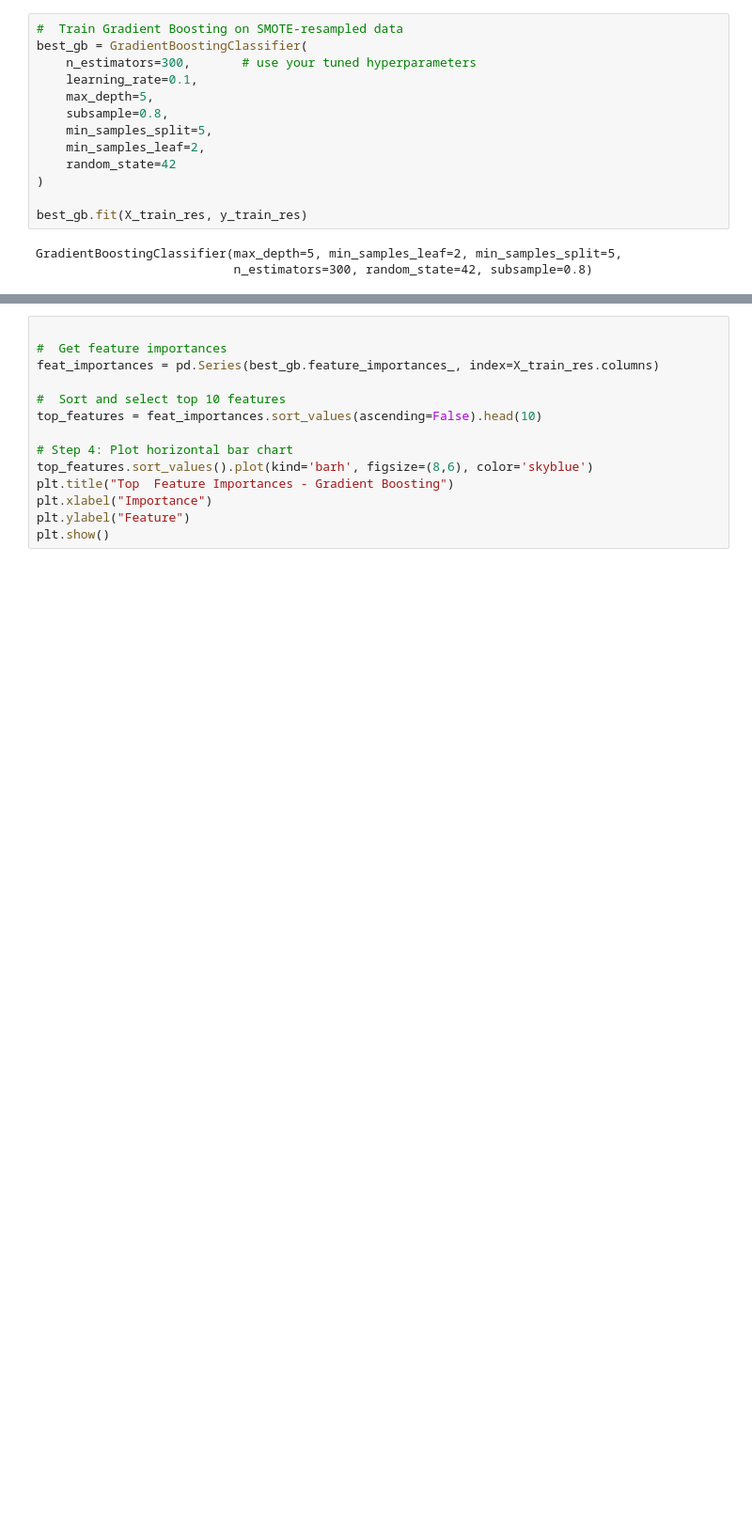
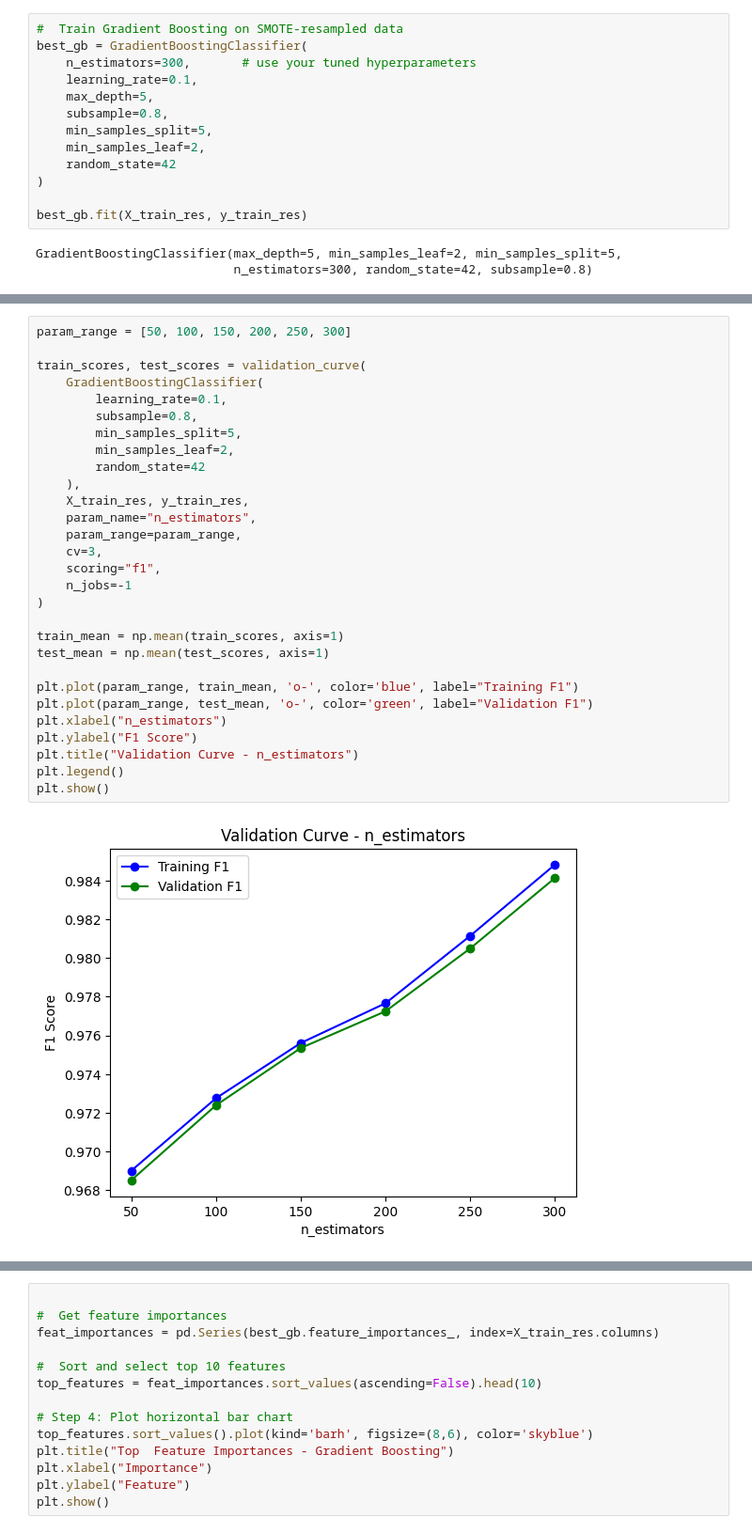
Before and after one commit to j-o-y-14/Air_Quality_Forecasting, a Jupyter notebook: Air_Quality.ipynb, the cells around one changed output, grey strips where cells are left out. Shown at 94% size. Drawn from its saved outputs; the diff is of its cells as text; blank space fills up the shorter version.

```diff
--- a/Air_Quality.ipynb
+++ b/Air_Quality.ipynb
@@ -727,0 +882,31 @@ GradientBoostingClassifier(max_depth=5, min_samples_leaf=2, min_samples_split=5,
+# %%
+param_range = [50, 100, 150, 200, 250, 300]
+
+train_scores, test_scores = validation_curve(
+    GradientBoostingClassifier(
+        learning_rate=0.1,
+        subsample=0.8,
+        min_samples_split=5,
+        min_samples_leaf=2,
+        random_state=42
+    ),
+    X_train_res, y_train_res,
+    param_name="n_estimators",
+    param_range=param_range,
+    cv=3,
+    scoring="f1",
+    n_jobs=-1
+)
+
+train_mean = np.mean(train_scores, axis=1)
+test_mean = np.mean(test_scores, axis=1)
+
+plt.plot(param_range, train_mean, 'o-', color='blue', label="Training F1")
+plt.plot(param_range, test_mean, 'o-', color='green', label="Validation F1")
+plt.xlabel("n_estimators")
+plt.ylabel("F1 Score")
+plt.title("Validation Curve - n_estimators")
+plt.legend()
+plt.show()
+# %% [output]
+[figure, added]
```
Also changed, not shown: parts of 19 cells of this notebook, 6 other files.
